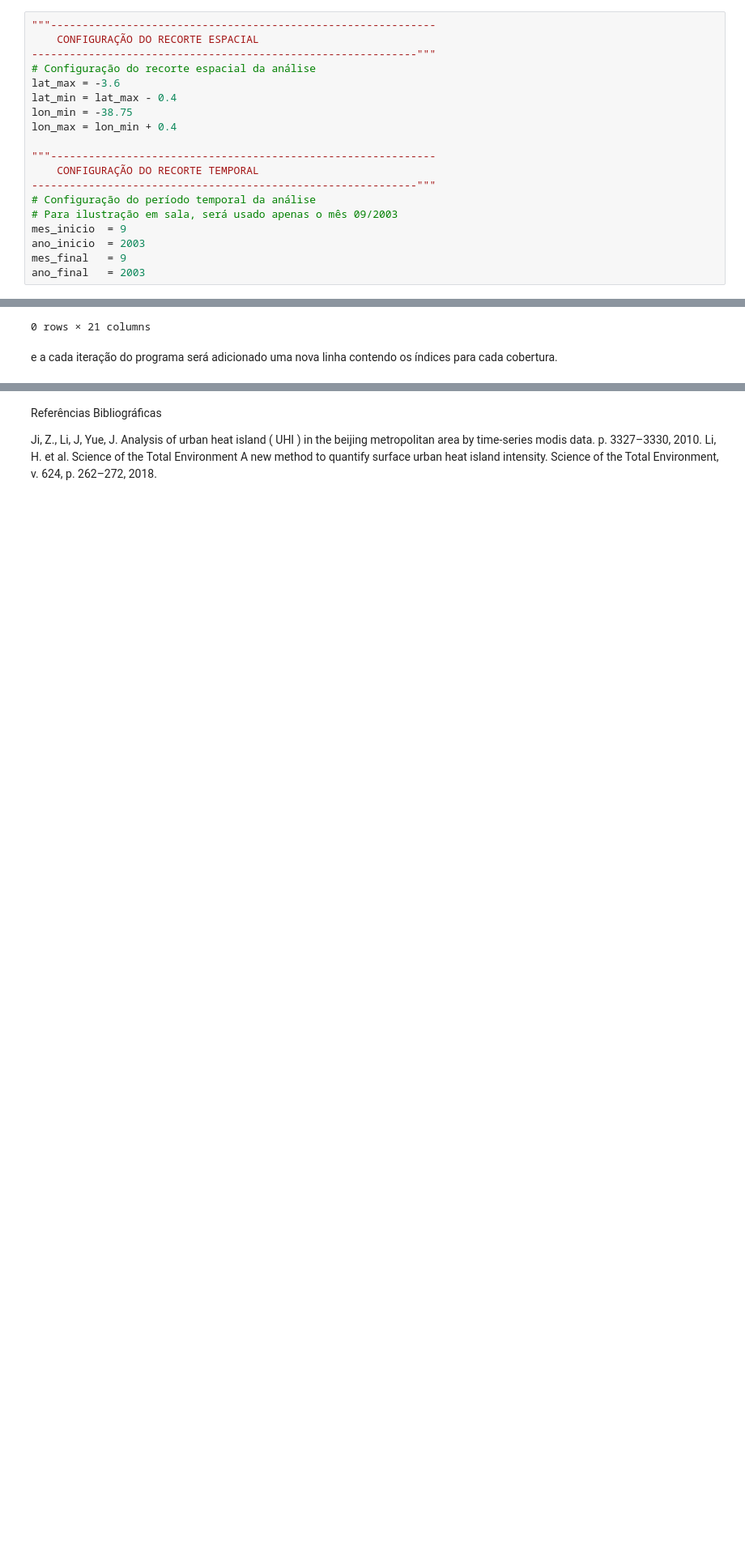
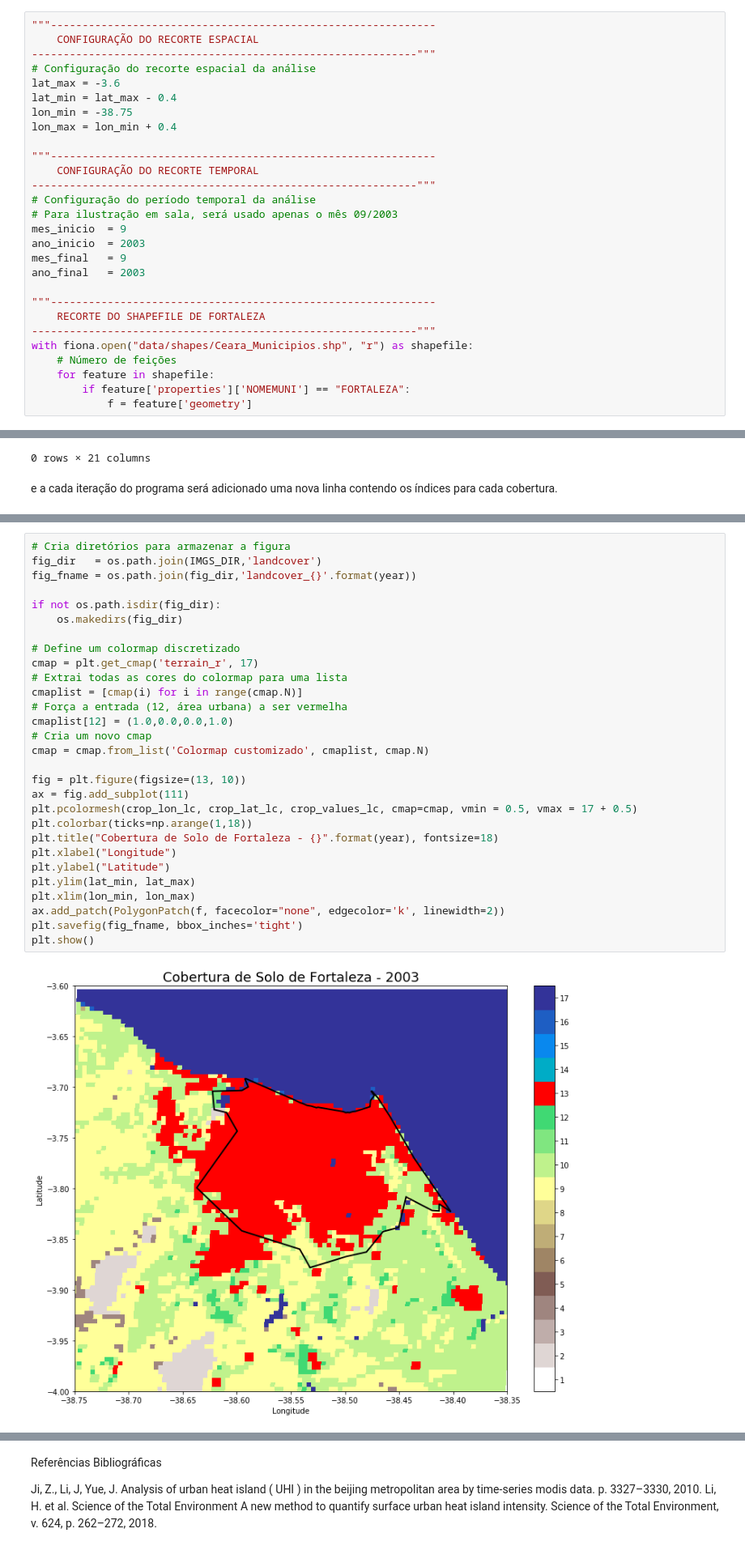
Before and after one commit to ocn-rviana/suhi-ser347, a Jupyter notebook: artigo.ipynb, the cells around one changed output, grey strips where cells are left out. Shown: that part at 81% size. Saved outputs shown, nothing was run; the diff lists cells and outputs as text; blank space fills up the shorter version.

```diff
--- a/artigo.ipynb
+++ b/artigo.ipynb
@@ -109,6 +109,15 @@ mes_inicio  = 9
 ano_inicio  = 2003
 mes_final   = 9
 ano_final   = 2003
+
+"""-------------------------------------------------------------
+    RECORTE DO SHAPEFILE DE FORTALEZA
+-------------------------------------------------------------"""
+with fiona.open("data/shapes/Ceara_Municipios.shp", "r") as shapefile:
+    # Número de feições
+    for feature in shapefile:
+        if feature['properties']['NOMEMUNI'] == "FORTALEZA":
+            f = feature['geometry']
 # %% [markdown]
 ### 2.2 Dados
 
@@ -340,0 +420,31 @@ SUHI
+# %%
+# Cria diretórios para armazenar a figura
+fig_dir   = os.path.join(IMGS_DIR,'landcover')
+fig_fname = os.path.join(fig_dir,'landcover_{}'.format(year))
+
+if not os.path.isdir(fig_dir):
+    os.makedirs(fig_dir)
+
+# Define um colormap discretizado
+cmap = plt.get_cmap('terrain_r', 17)
+# Extrai todas as cores do colormap para uma lista
+cmaplist = [cmap(i) for i in range(cmap.N)]
+# Força a entrada (12, área urbana) a ser vermelha
+cmaplist[12] = (1.0,0.0,0.0,1.0)
+# Cria um novo cmap
+cmap = cmap.from_list('Colormap customizado', cmaplist, cmap.N)
+
+fig = plt.figure(figsize=(13, 10))
+ax = fig.add_subplot(111)
+plt.pcolormesh(crop_lon_lc, crop_lat_lc, crop_values_lc, cmap=cmap, vmin = 0.5, vmax = 17 + 0.5)
+plt.colorbar(ticks=np.arange(1,18))
+plt.title("Cobertura de Solo de Fortaleza - {}".format(year), fontsize=18)
+plt.xlabel("Longitude")
+plt.ylabel("Latitude")
+plt.ylim(lat_min, lat_max)
+plt.xlim(lon_min, lon_max)
+ax.add_patch(PolygonPatch(f, facecolor="none", edgecolor='k', linewidth=2))
+plt.savefig(fig_fname, bbox_inches='tight')
+plt.show()
+# %% [output]
+[figure, added]
```
Also changed, not shown: parts of 12 cells of this notebook, 17 other files.
